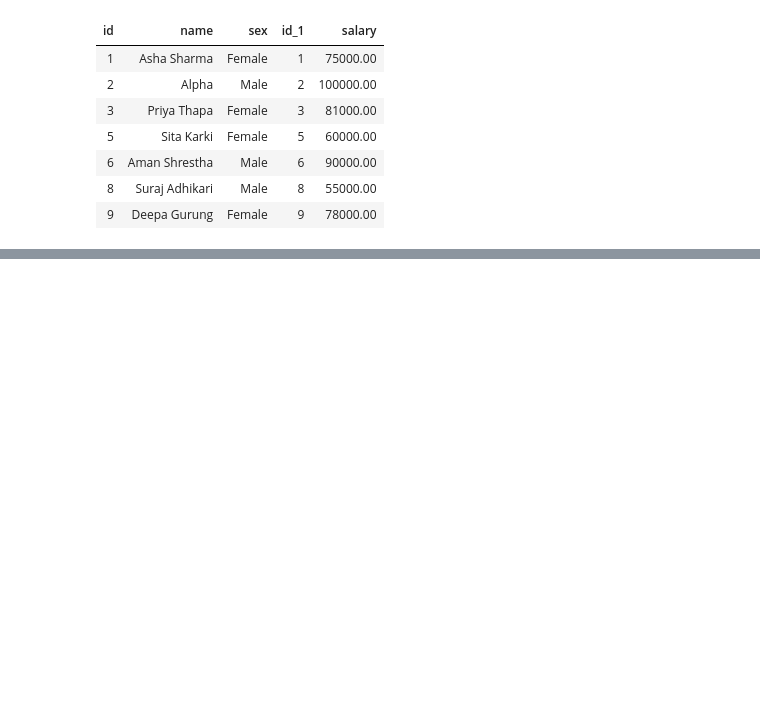
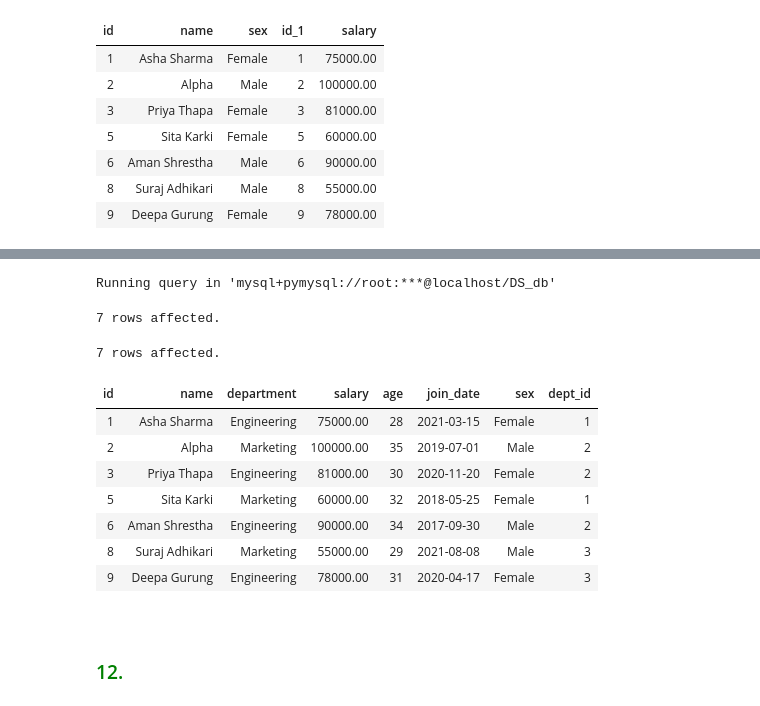
Before and after one commit to Kartika-Nidhi/SQLNotes, a Jupyter notebook: SQLNotes.ipynb, the cells around one changed output, grey strips where cells are left out. Saved outputs shown, nothing was run; the diff lists cells and outputs as text; code cells hidden in the pictures; blank space fills up the shorter version.

Commit message:
Temporary tables completed

```diff
--- a/SQLNotes.ipynb
+++ b/SQLNotes.ipynb
@@ -1729,0 +1786,27 @@ Running query in 'mysql+pymysql://root:***@localhost/DS_db'
+# %%
+%%sql
+
+CREATE TEMPORARY TABLE salary_over_50K
+SELECT *
+FROM employees
+WHERE salary > 50000;
+
+
+SELECT *
+FROM salary_over_50K;
+# %% [output]
+Running query in 'mysql+pymysql://root:***@localhost/DS_db'
+7 rows affected.
+7 rows affected.
+| id | name | department | salary | age | join_date | sex | dept_id |
+| 1 | Asha Sharma | Engineering | 75000.00 | 28 | 2021-03-15 | Female | 1 |
+| 2 | Alpha | Marketing | 100000.00 | 35 | 2019-07-01 | Male | 2 |
+| 3 | Priya Thapa | Engineering | 81000.00 | 30 | 2020-11-20 | Female | 2 |
+| 5 | Sita Karki | Marketing | 60000.00 | 32 | 2018-05-25 | Female | 1 |
+| 6 | Aman Shrestha | Engineering | 90000.00 | 34 | 2017-09-30 | Male | 2 |
+| 8 | Suraj Adhikari | Marketing | 55000.00 | 29 | 2021-08-08 | Male | 3 |
+| 9 | Deepa Gurung | Engineering | 78000.00 | 31 | 2020-04-17 | Female | 3 |
+# %% [markdown]
+<div>
+# %% [markdown]
+<h3 style = "color:green">12.
```
Also changed, not shown: parts of 6 cells of this notebook.
